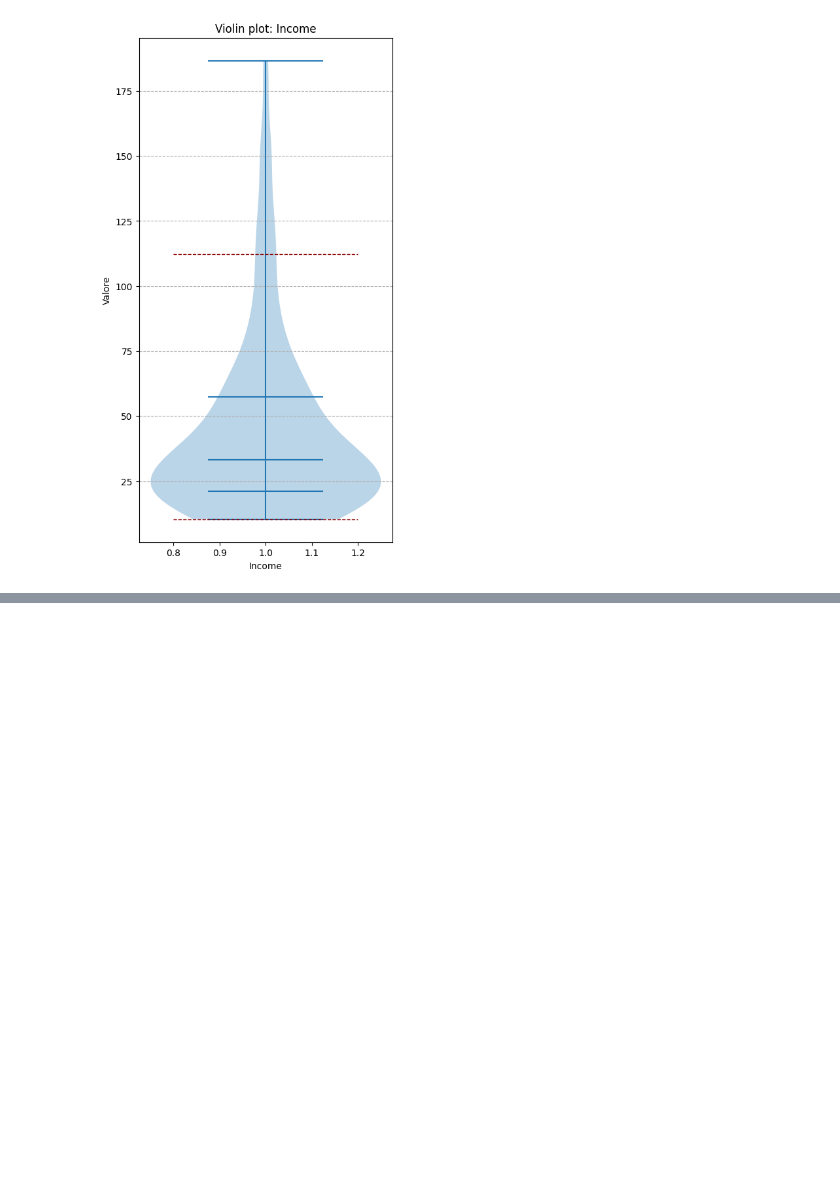
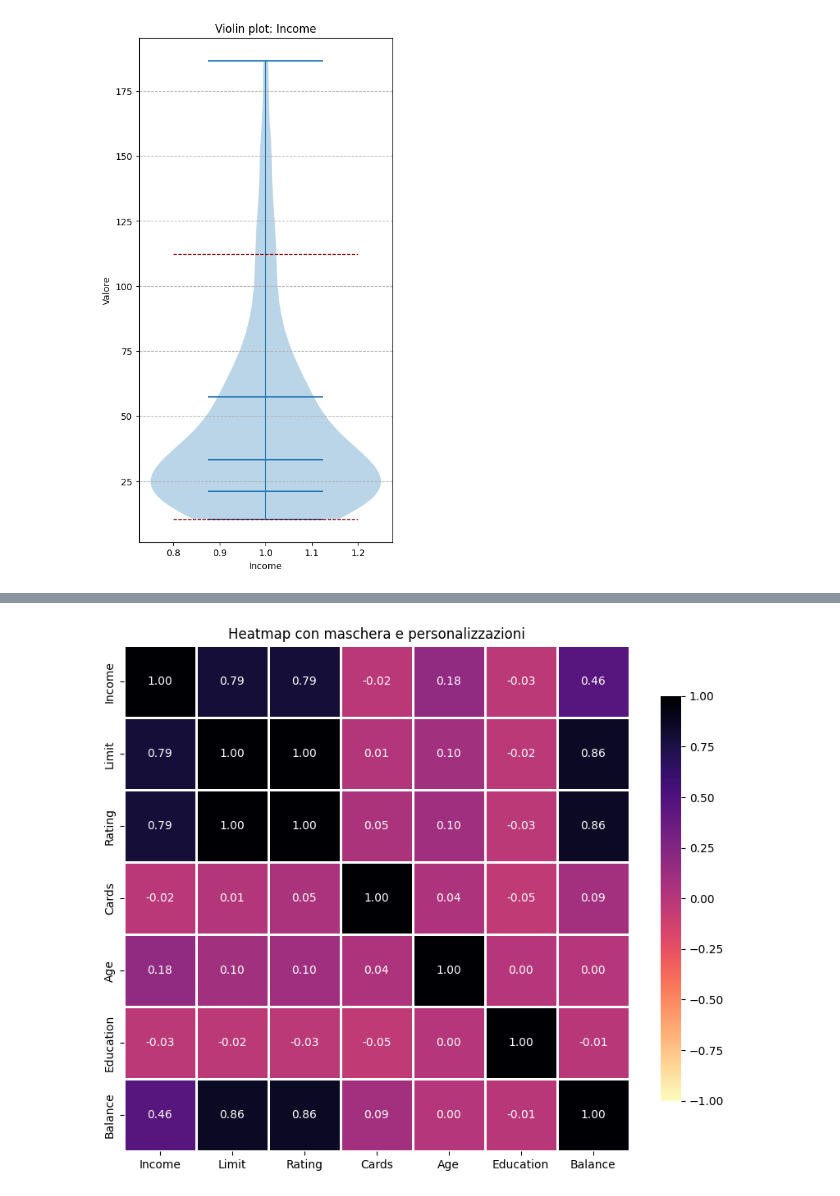
Before and after one commit to lorenzopanero/test, a Jupyter notebook: pandas_dio.ipynb, the cells around one changed output, grey strips where cells are left out. Saved outputs shown, nothing was run; the diff lists cells and outputs as text; code cells hidden in the pictures; blank space fills up the shorter version.

```diff
--- a/pandas_dio.ipynb
+++ b/pandas_dio.ipynb
@@ -607,0 +642,2 @@ plt.show()
+# %%
+pippo.drop("Unnamed: 0", axis=1, inplace=True) #Elimina colonna "Unnamed:0"
@@ -607,0 +660,3 @@ plt.show()
+# %%
+corr_matrix = pippo.select_dtypes(include=["number"]).corr() #Crea matrice di correlazione
+corr_matrix
@@ -607,0 +672,21 @@ plt.show()
+# %%
+import seaborn as sns
+
+#Creaimo heatmap con parametri
+plt.figure(figsize=(10,8))
+sns.heatmap(
+    corr_matrix,
+    cmap="magma_r", #Colori
+    annot=True, #Numeri
+    fmt=".2f", #Numeri dopo virgola
+    linewidths=2, #Spessore bordi
+    linecolor="white",
+    vmin=-1, vmax=1, #Setta min e max
+    cbar_kws={"shrink":0.8, "orientation":"vertical"}, #Personalizza barra dei colori
+    square=True #Quadrato
+)
+
+plt.title("Heatmap con maschera e personalizzazioni")
+plt.show()
+# %% [output]
+[figure, added]
```
Also changed, not shown: parts of 21 cells of this notebook, 1 other file.
